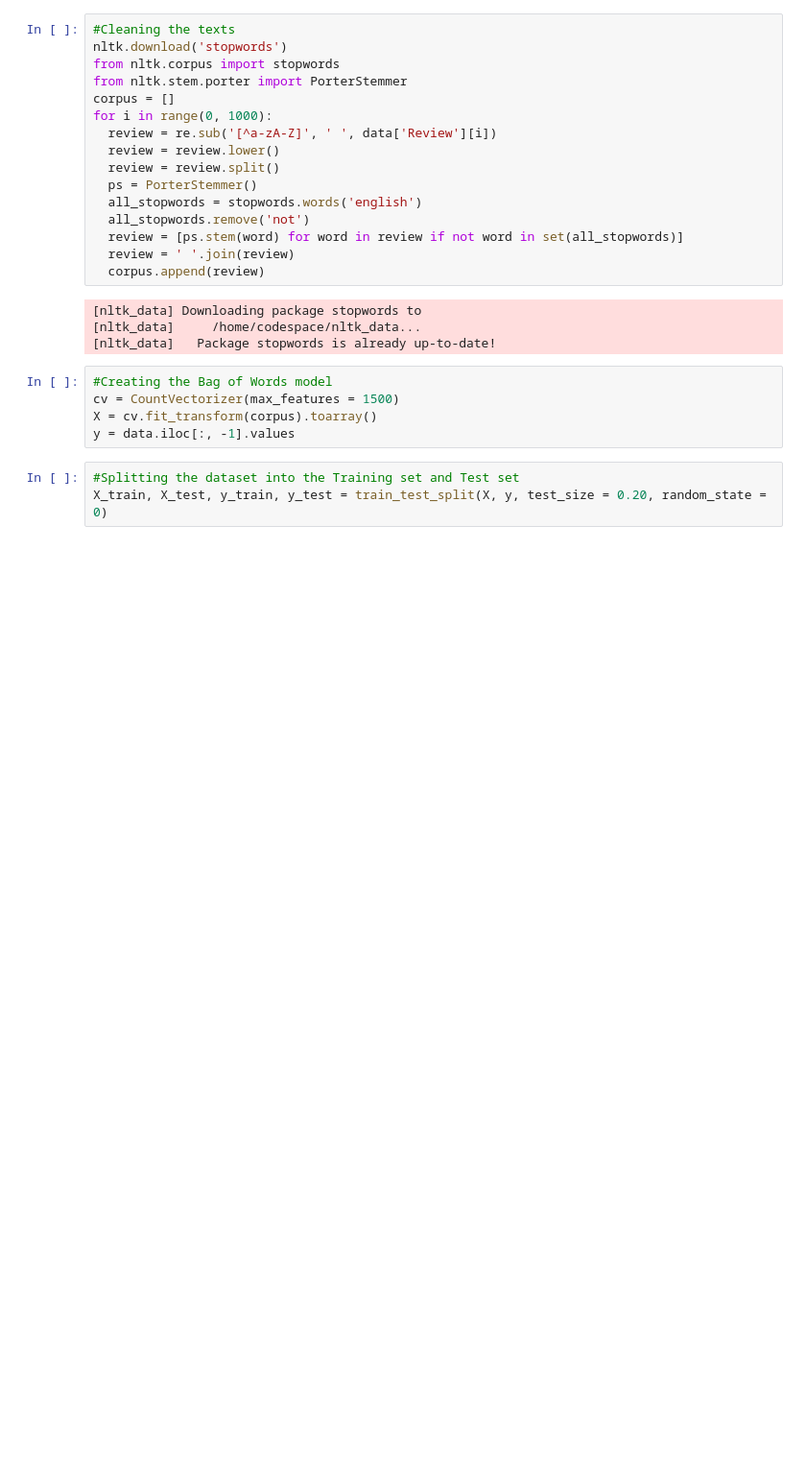
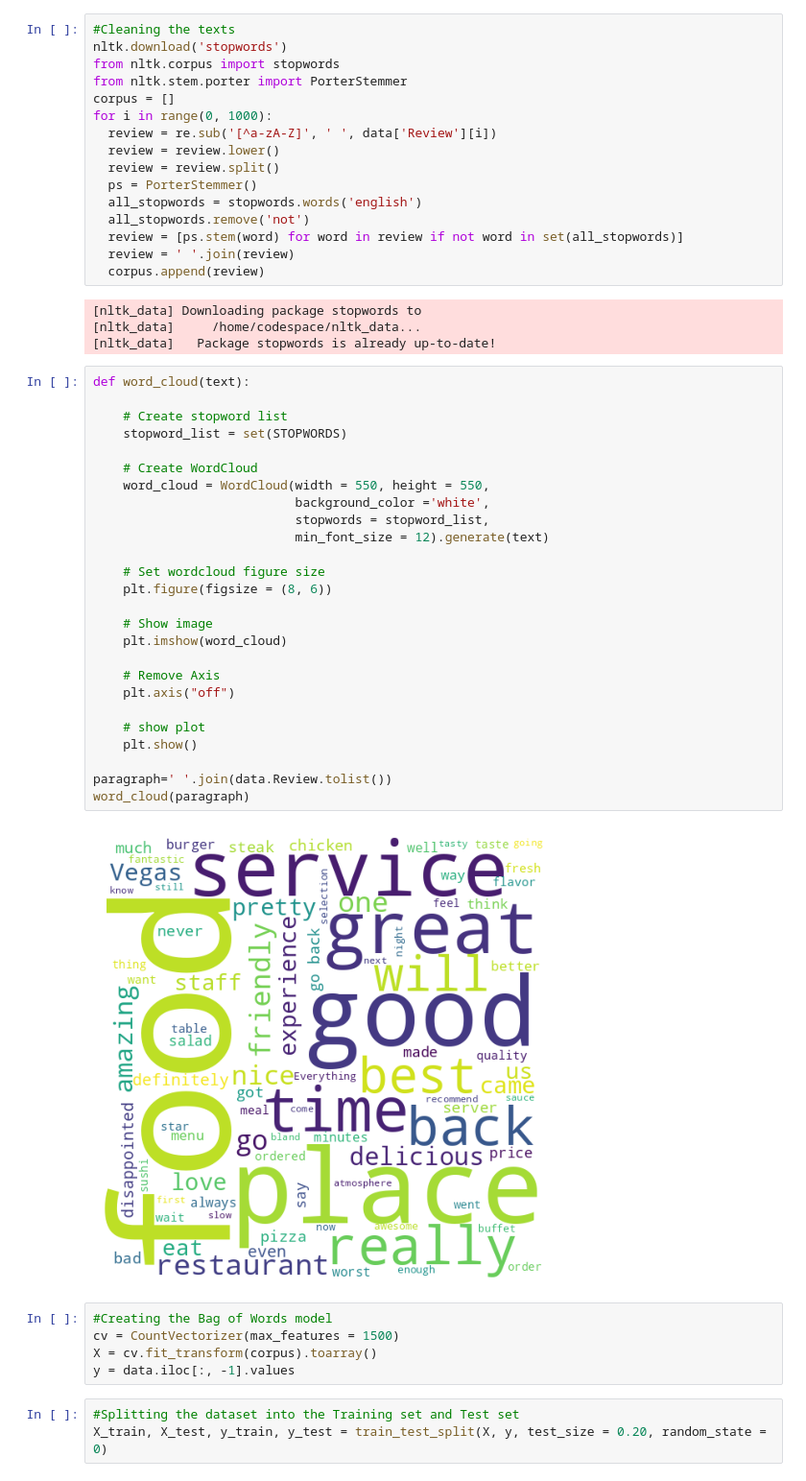
Before and after one commit to SedarKorka/NLP_Project, a Jupyter notebook: project.ipynb, the cells around one changed output. Shown at 96% size. Cells and saved outputs as stored; diff of their text form; blank space fills up the shorter version.

```diff
--- a/project.ipynb
+++ b/project.ipynb
@@ -124,6 +130,34 @@ for i in range(0, 1000):
 [nltk_data] Downloading package stopwords to
 [nltk_data]     /home/codespace/nltk_data...
 [nltk_data]   Package stopwords is already up-to-date!
+# %%
+def word_cloud(text):
+
+    # Create stopword list
+    stopword_list = set(STOPWORDS)
+
+    # Create WordCloud
+    word_cloud = WordCloud(width = 550, height = 550,
+                           background_color ='white',
+                           stopwords = stopword_list,
+                           min_font_size = 12).generate(text)
+
+    # Set wordcloud figure size
+    plt.figure(figsize = (8, 6))
+
+    # Show image
+    plt.imshow(word_cloud)
+
+    # Remove Axis
+    plt.axis("off")
+
+    # show plot
+    plt.show()
+
+paragraph=' '.join(data.Review.tolist())
+word_cloud(paragraph)
+# %% [output]
+[figure, added]
 # %%
 #Creating the Bag of Words model
 cv = CountVectorizer(max_features = 1500)
```
Also changed, not shown: parts of 1 cell of this notebook.
